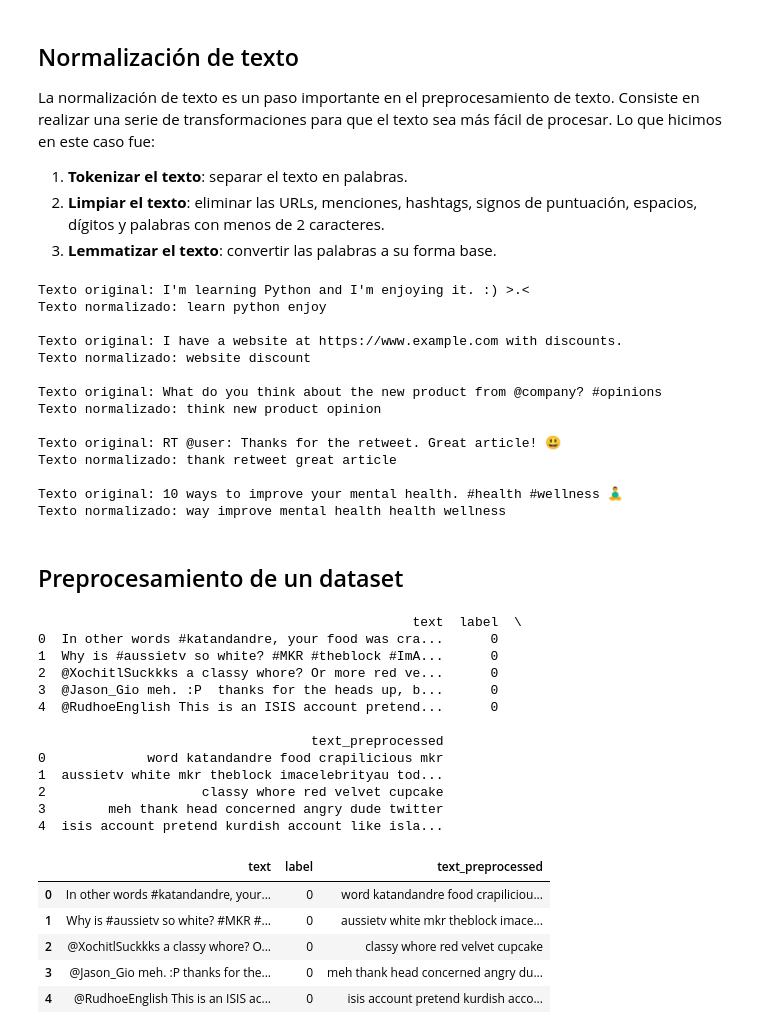
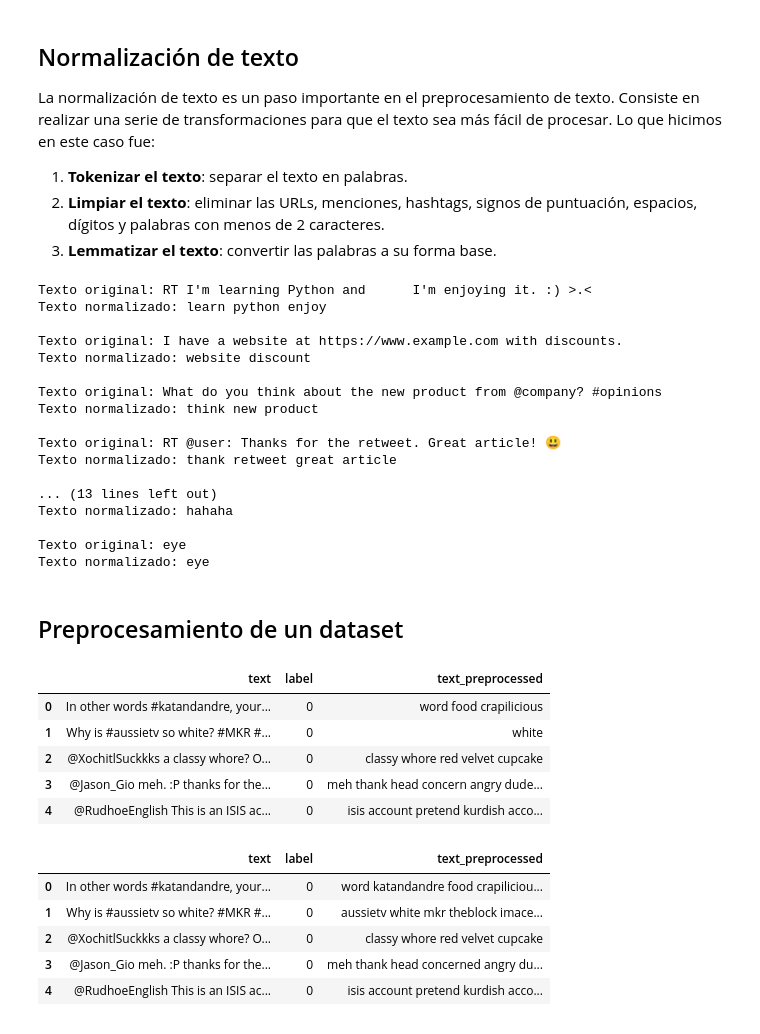
Before and after one commit to juampi20/horus-cyberbullying-detection, a Jupyter notebook: notebooks/00_preprocessing.ipynb, the cells around one changed output. Cells and saved outputs as stored; diff of their text form; code cells hidden in the pictures.

```diff
--- a/notebooks/00_preprocessing.ipynb
+++ b/notebooks/00_preprocessing.ipynb
@@ -56,60 +29,79 @@ def normalize(text) -> str:
+# %%
+def normalize(text: str) -> str:
+
+    text = text.lower() # Convertir el texto a minúsculas
+    text = re.sub(r"[^\x00-\x7F]+", "", text) # Eliminar caracteres no ASCII
+    text = re.sub("[a-z0-9\.\-+_]+@[a-z0-9\.\-+_]+\.[a-z]+", "", text) # Eliminar emails
+    text = re.sub(r"http\S+", "", text) # Eliminar URLs
+    text = re.sub(r"@\S+", "", text) # Eliminar menciones
+    text = re.sub(r"#\S+", "", text) # Eliminar hashtags
+    text = re.sub(r"RT", "", text) # Eliminar RT
+    text = re.sub(r"\s+", " ", text) # Eliminar espacios en blanco
+    text = re.sub(r"[^a-zA-Z]", " ", text) # Eliminar caracteres que no sean letras
+    text = ' '.join(unidecode(word) for word in text.split())
+    text = ' '.join([word.text for word in nlp(text) if not (word.is_punct or word.is_stop or word.like_num)])
+    text = ' '.join([word.text for word in nlp(text) if len(word) > 2])
+    text = ' '.join([word.text for word in nlp(text) if len(set(word.text)) > 1])
+    text = ' '.join([word.lemma_ for word in nlp(text)])
+    return text
 # %%
-sentences = ["I'm learning Python and I'm enjoying it. :) >.<",
-             "I have a website at https://www.example.com with discounts.",
-             "What do you think about the new product from @company? #opinions",
-             "RT @user: Thanks for the retweet. Great article! 😃",
-             "10 ways to improve your mental health. #health #wellness 🧘‍♂️"]
+sentences = [
+    "RT I'm learning Python and      I'm enjoying it. :) >.<",
+    "I have a website at https://www.example.com with discounts.",
+    "What do you think about the new product from @company? #opinions",
+    "RT @user: Thanks for the retweet. Great article! 😃",
+    "10 ways to improve your mental health. #health #wellness 🧘",
+    "I'm 25 years old. I was born in 1995.",
+    "b̴̢̛̙̤̮͚̘̹̫̦̭̮̺̰͖͐̋̄̅͊͂̑̓̉̇̎͘̕ͅu̷̢͚̠̳̒͌͆̽̕̕ę̵̣̟̺͇̙͓͍̭̲̘̱̗͉̆̃̇͜͜ṅ̵̢̥̱̳̙̫̩̘̪̣̬͓͇̮̕͜ȁ̵̙͖̗̓̆́̊́̈́̕s̸̛͉͉͓̮͌͜",
+    "zzzz", "Hahaha", "eye"
+]
 for sentence in sentences:
     print("\nTexto original:", sentence)
     print("Texto normalizado:", normalize(sentence))
 # %% [output]
-Texto original: I'm learning Python and I'm enjoying it. :) >.<
+Texto original: RT I'm learning Python and      I'm enjoying it. :) >.<
 Texto normalizado: learn python enjoy
 
 Texto original: I have a website at https://www.example.com with discounts.
 Texto normalizado: website discount
 
 Texto original: What do you think about the new product from @company? #opinions
-Texto normalizado: think new product opinion
+Texto normalizado: think new product
 
 Texto original: RT @user: Thanks for the retweet. Great article! 😃
 Texto normalizado: thank retweet great article
 
-Texto original: 10 ways to improve your mental health. #health #wellness 🧘‍♂️
-Texto normalizado: way improve mental health health wellness
+... (13 lines left out)
+Texto normalizado: hahaha
+
+Texto original: eye
+Texto normalizado: eye
 # %% [markdown]
 ## Preprocesamiento de un dataset
 # %%
 # Cargo el dataset
 df = pd.read_csv('../data/cyberbullying.csv')
 # Renombra las columnas
 df.columns = ['text', 'label']
 
 # Normalizar el texto
 df['text_preprocessed'] = df['text'].progress_apply(normalize)
 
 # Eliminar las filas con texto preprocessado vacío
 df = df[df['text_preprocessed'] != '']
 
 # Guardar el dataset preprocesado
 df.to_csv('../data/cyberbullying_preprocessed.csv', index=False)
 
 # Display the first rows
-print(df.head())
+df.head()
 # %% [output]
-                                                text  label  \
-0  In other words #katandandre, your food was cra...      0
-1  Why is #aussietv so white? #MKR #theblock #ImA...      0
-2  @XochitlSuckkks a classy whore? Or more red ve...      0
-3  @Jason_Gio meh. :P  thanks for the heads up, b...      0
-4  @RudhoeEnglish This is an ISIS account pretend...      0
-
-                                   text_preprocessed
-0             word katandandre food crapilicious mkr
-1  aussietv white mkr theblock imacelebrityau tod...
-2                    classy whore red velvet cupcake
-3        meh thank head concerned angry dude twitter
-4  isis account pretend kurdish account like isla...
+|  | text | label | text_preprocessed |
+| 0 | In other words #katandandre, your... | 0 | word food crapilicious |
+| 1 | Why is #aussietv so white? #MKR #... | 0 | white |
+| 2 | @XochitlSuckkks a classy whore? O... | 0 | classy whore red velvet cupcake |
+| 3 | @Jason_Gio meh. :P thanks for the... | 0 | meh thank head concern angry dude... |
+| 4 | @RudhoeEnglish This is an ISIS ac... | 0 | isis account pretend kurdish acco... |
 # %%
 df = pd.read_csv('../data/cyberbullying_preprocessed.csv')
 df.head()
```
Also changed, not shown: parts of 3 cells of this notebook, 4 other files.
